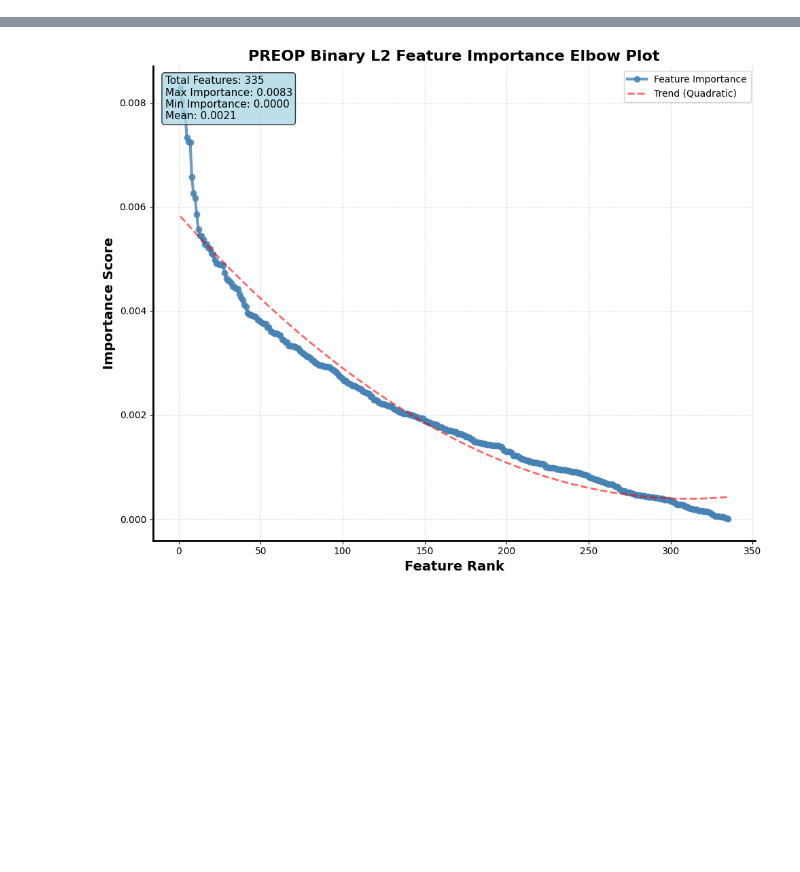
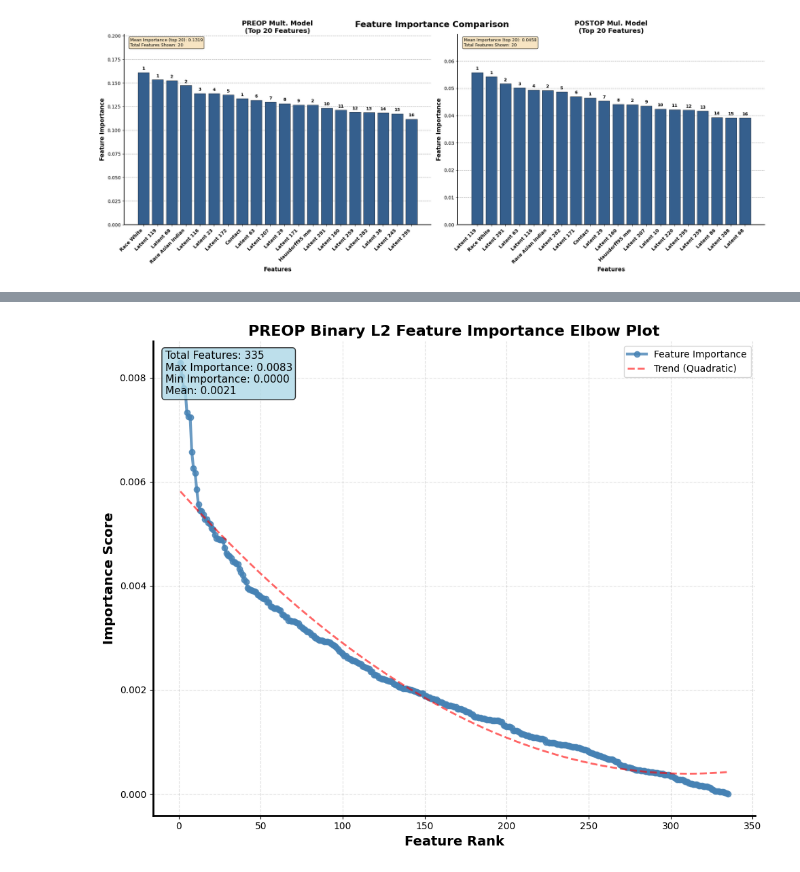
Before and after one commit to ygrepo/Craniopharyngiomas_Image_Segmentation, a Jupyter notebook: notebooks/feature_importance.ipynb, the cells around one changed output, grey strips where cells are left out. Drawn from its saved outputs; the diff is of its cells as text; code cells hidden in the pictures; blank space fills up the shorter version.

```diff
--- a/notebooks/feature_importance.ipynb
+++ b/notebooks/feature_importance.ipynb
@@ -23,0 +53,4 @@ df.head()
+# %%
+path = "../output/metrics/preop_multinomial_l2_feature_importance.csv"
+df1 = pd.read_csv(path)
+df1.head()
@@ -23,0 +64,4 @@ df.head()
+# %%
+path = "../output/metrics/postop_multinomial_l2_feature_importance.csv"
+df2 = pd.read_csv(path)
+df2.head()
@@ -24,3 +75,20 @@ df.head()
+# %%
+path = "../output/figures/preop_postop_multinomial_l2_feature_importance.tiff"
+plot_feature_importances_comparison(
+    df1=df1,
+    df2=df2,
+    title1="PREOP Mult. Model",
+    title2="POSTOP Mul. Model",
+    main_title="Feature Importance Comparison",
+    figsize=(20, 8),
+    feature_col="feature_name",
+    importance_col="importance",
+    rank_col="rank_within_group",
+    top_n=20,
+    output=Path(path)
+)
+# %% [output]
+[figure, added]
 # %%
 path = "../output/figures/preop_binary_l2_top_100_feature_importance.tiff"
 plot_feature_importances(df, title="PREOP Binary L2 Feature Importance",
```
Also changed, not shown: parts of 7 cells of this notebook, 4 other files.
